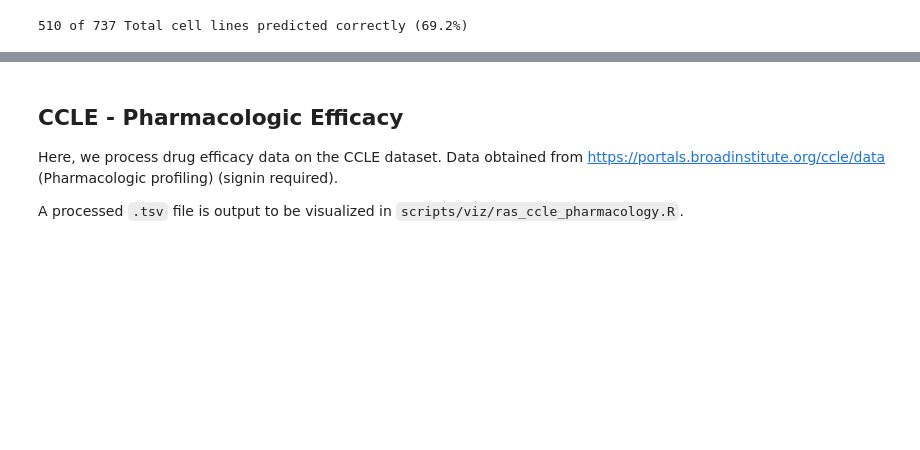
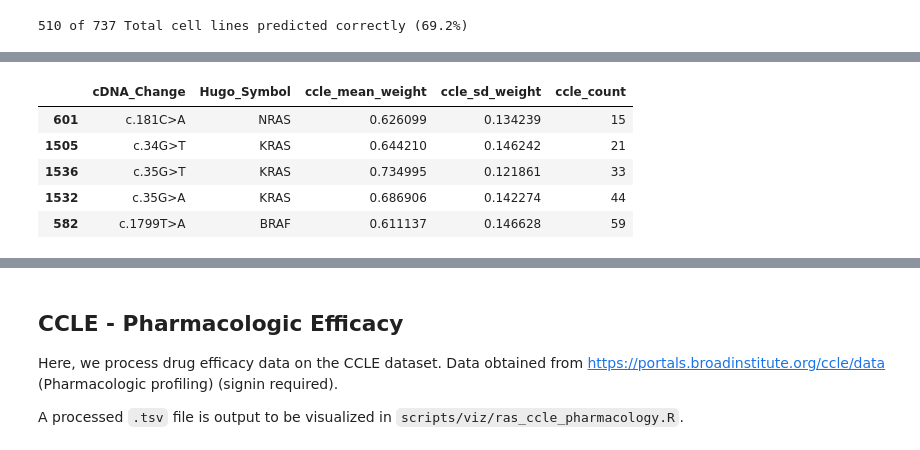
Before and after one commit to greenelab/pancancer, a Jupyter notebook: scripts/ras_cell_line_predictions.ipynb, the cells around one changed output, grey strips where cells are left out. Cells and saved outputs as stored; diff of their text form; code cells hidden in the pictures; blank space fills up the shorter version.

```diff
--- a/scripts/ras_cell_line_predictions.ipynb
+++ b/scripts/ras_cell_line_predictions.ipynb
@@ -434,0 +584,44 @@ Including BRAF mutants, 209 of 344 Ras mutation predictions are Ras pathway acti
+# %%
+# Get the mean classifier scores for CCLE nucleotide variants
+mean_nuc_data = (
+    pd.DataFrame(subset_maf
+                 .groupby(['cDNA_Change', 'Hugo_Symbol'])['weight']
+                 .mean())
+)
+mean_nuc_data.columns = ['ccle_mean_weight']
+mean_nuc_data = mean_nuc_data.reset_index()
+
+# Get the sd classifier scores for CCLE variants
+sd_nuc_data = (
+    pd.DataFrame(subset_maf
+                 .groupby(['cDNA_Change', 'Hugo_Symbol'])['weight']
+                 .std())
+)
+sd_nuc_data.columns = ['ccle_sd_weight']
+sd_nuc_data = sd_nuc_data.reset_index()
+
+# Counts of CCLE variants altering amino acids
+count_nuc_data = (
+    pd.DataFrame(subset_maf
+                 .groupby(['cDNA_Change', 'Hugo_Symbol'])['weight']
+                 .count())
+)
+count_nuc_data.columns = ['ccle_count']
+count_nuc_data = count_nuc_data.reset_index()
+# %%
+# Merge protein data
+nuc_merge_on = ['Hugo_Symbol', 'cDNA_Change']
+nuc_change_df = (
+    mean_nuc_data.merge(sd_nuc_data,
+                        left_on=nuc_merge_on, right_on=nuc_merge_on)
+    .merge(count_nuc_data, left_on=nuc_merge_on, right_on=nuc_merge_on)
+)
+
+nuc_change_df.sort_values('ccle_count').tail(5)
+# %% [output]
+|  | cDNA_Change | Hugo_Symbol | ccle_mean_weight | ccle_sd_weight | ccle_count |
+| 601 | c.181C>A | NRAS | 0.626099 | 0.134239 | 15 |
+| 1505 | c.34G>T | KRAS | 0.644210 | 0.146242 | 21 |
+| 1536 | c.35G>T | KRAS | 0.734995 | 0.121861 | 33 |
+| 1532 | c.35G>A | KRAS | 0.686906 | 0.142274 | 44 |
+| 582 | c.1799T>A | BRAF | 0.611137 | 0.146628 | 59 |
```
Also changed, not shown: parts of 31 cells of this notebook.
